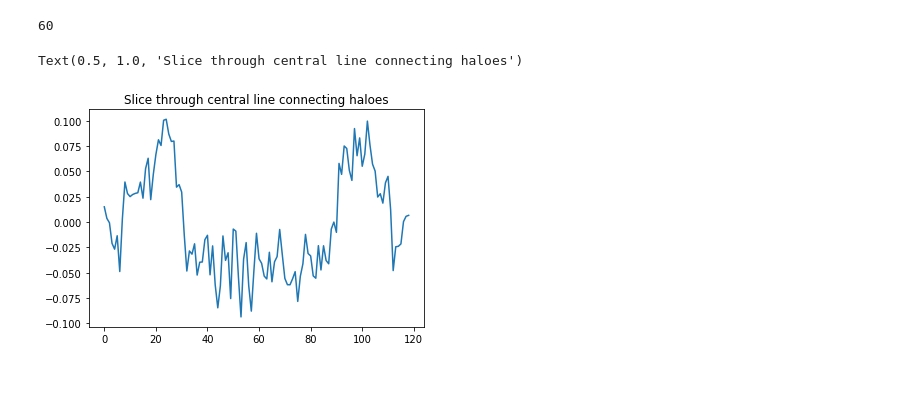
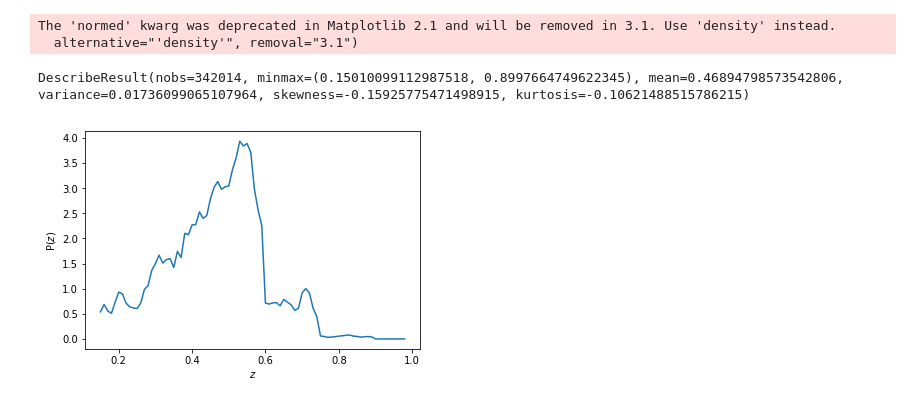
Before and after one commit to mdezylva/masters, a Jupyter notebook: Notebooks/Post_Stacking.ipynb, the cells around one changed output. Cells and saved outputs as stored; diff of their text form; code cells hidden in the pictures.

```diff
--- a/Notebooks/Post_Stacking.ipynb
+++ b/Notebooks/Post_Stacking.ipynb
@@ -39,13 +110,2 @@ plt.imshow(output)
-# %%
-centre = int(len(output)/2)+1
-print(centre)
-central_line = output[centre,:]
-# %% [output]
-60
-# %%
-plt.plot(central_line)
-plt.title("Slice through central line connecting haloes")
-# plt.savefig("Central_Slice")
-# %% [output]
-Text(0.5, 1.0, 'Slice through central line connecting haloes')
-[figure, removed]
+# %%
+pairs = pd.read_pickle('spt_pol_galaxy_pairs.pkl')
@@ -51,0 +116,15 @@ Text(0.5, 1.0, 'Slice through central line connecting haloes')
+# %%
+mean_redshift = np.mean([pairs.Z1,pairs.Z2],axis=0)
+redshift_pdf = plt.hist(mean_redshift,normed=True,cumulative=False,label='Redshift PDF', histtype = 'step'
+                        , alpha = 0.8,color = 'k',bins=np.arange(0.15,1.0,0.01))
+plt.close()
+plt.plot(redshift_pdf[1][:len(redshift_pdf[0])],redshift_pdf[0])
+plt.xlabel('$z$')
+plt.ylabel('P($z$)')
+plt.savefig('Redshift_Distribution.png')
+sp.stats.describe(mean_redshift)
+# %% [output]
+The 'normed' kwarg was deprecated in Matplotlib 2.1 and will be removed in 3.1. Use 'density' instead.
+  alternative="'density'", removal="3.1")
+DescribeResult(nobs=342014, minmax=(0.15010099112987518, 0.8997664749622345), mean=0.46894798573542806, variance=0.01736099065107964, skewness=-0.15925775471498915, kurtosis=-0.10621488515786215)
+[figure, added]
```
Also changed, not shown: parts of 24 cells of this notebook, 36 other files.
